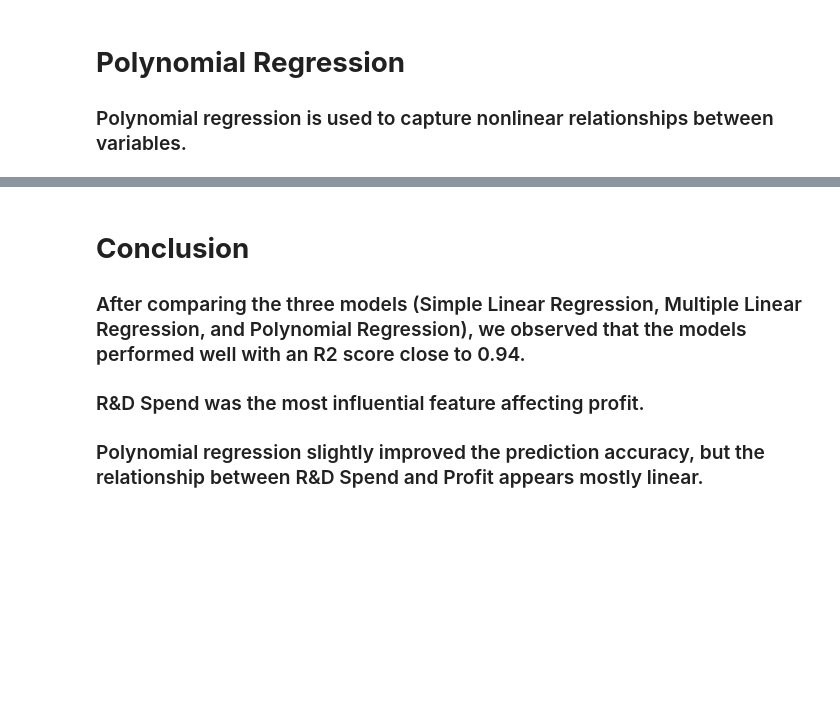
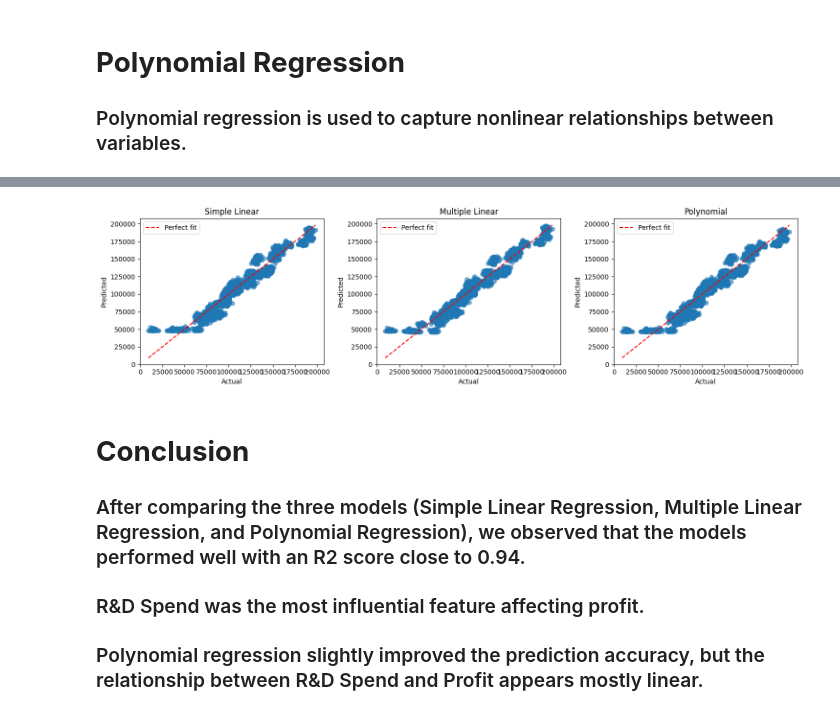
Before and after one commit to EnasIbrahimElnsag/startups-regression-analysis, a Jupyter notebook: Startups(Simple_Regression,_Multiple_Regression,_Polynomial_Regression).ipynb, the cells around one changed output, grey strips where cells are left out. Cells and saved outputs as stored; diff of their text form; code cells hidden in the pictures; blank space fills up the shorter version.

Commit message:
Add regression analysis notebook

```diff
--- a/Startups(Simple_Regression,_Multiple_Regression,_Polynomial_Regression).ipynb
+++ b/Startups(Simple_Regression,_Multiple_Regression,_Polynomial_Regression).ipynb
@@ -321,0 +322,73 @@ plt.show()
+# %%
+import numpy as np
+import pandas as pd
+from sklearn.model_selection import train_test_split
+from sklearn.linear_model import LinearRegression
+from sklearn.preprocessing import PolynomialFeatures
+from sklearn.metrics import r2_score, mean_squared_error, mean_absolute_error
+
+
+# Define the target variable (Profit) as a 1D numpy array for consistency
+y_target_all = df['Profit'].values
+
+# --- Simple Linear Regression ---
+X_simple_reg = df[['R&D Spend']]
+X_train_simple_reg, X_test_simple_reg, y_train_simple_reg, y_test_simple_reg = train_test_split(X_simple_reg, y_target_all, test_size=0.3, random_state=42)
+model_simple_reg = LinearRegression()
+model_simple_reg.fit(X_train_simple_reg, y_train_simple_reg)
+y_pred_simple_reg = model_simple_reg.predict(X_test_simple_reg)
+
+# --- Multiple Linear Regression ---
+X_multi_reg = df[["R&D Spend", "Administration", "Marketing Spend"]]
+X_train_multi_reg, X_test_multi_reg, y_train_multi_reg, y_test_multi_reg = train_test_split(X_multi_reg, y_target_all, test_size=0.3, random_state=42)
+model_multi_reg = LinearRegression()
+model_multi_reg.fit(X_train_multi_reg, y_train_multi_reg)
+y_pred_multi_reg = model_multi_reg.predict(X_test_multi_reg)
+
+# --- Polynomial Regression ---
+poly_features = PolynomialFeatures(degree=2)
+X_poly_reg = poly_features.fit_transform(df[['R&D Spend']])
+X_train_poly_reg, X_test_poly_reg, y_train_poly_reg, y_test_poly_reg = train_test_split(X_poly_reg, y_target_all, test_size=0.3, random_state=42)
+model_poly_reg = LinearRegression()
+model_poly_reg.fit(X_train_poly_reg, y_train_poly_reg)
+y_pred_poly_reg = model_poly_reg.predict(X_test_poly_reg)
+
+
+def metrics(y_true, y_pred):
+    return {
+        "R2"  : round(r2_score(y_true, y_pred), 4),
+        "MSE" : round(mean_squared_error(y_true, y_pred), 2),
+        "MAE" : round(mean_absolute_error(y_true, y_pred), 2),
+    }
+
+results = pd.DataFrame({
+    "Simple Linear"  : metrics(y_test_simple_reg, y_pred_simple_reg),
+    "Multiple Linear" : metrics(y_test_multi_reg, y_pred_multi_reg),
+    "Polynomial"      : metrics(y_test_poly_reg, y_pred_poly_reg),
+}).T
+
+print(results)
+print("\nlargest R2:", results["R2"].idxmax())
+print("less MAE:", results["MAE"].idxmin())
+
+import matplotlib.pyplot as plt
+
+fig, axes = plt.subplots(1, 3, figsize=(15, 4))
+pairs = [
+    ("Simple Linear",  y_test_simple_reg,  y_pred_simple_reg),
+    ("Multiple Linear", y_test_multi_reg,  y_pred_multi_reg),
+    ("Polynomial",      y_test_poly_reg,  y_pred_poly_reg),
+]
+for ax, (title, y_true, y_pred) in zip(axes, pairs):
+    ax.scatter(y_true, y_pred, alpha=0.6)
+    lims = [min(y_true.min(), y_pred.min()),
+            max(y_true.max(), y_pred.max())]
+    ax.plot(lims, lims, "r--", label="Perfect fit")
+    ax.set_title(title)
+    ax.set_xlabel("Actual")
+    ax.set_ylabel("Predicted")
+    ax.legend()
+
+plt.tight_layout()
+plt.show()
+# %% [output]
@@ -322,3 +402,4 @@ plt.show()
+[figure, added]
 # %% [markdown]
 # **Conclusion**
 
```
Also changed, not shown: parts of 15 cells of this notebook.
